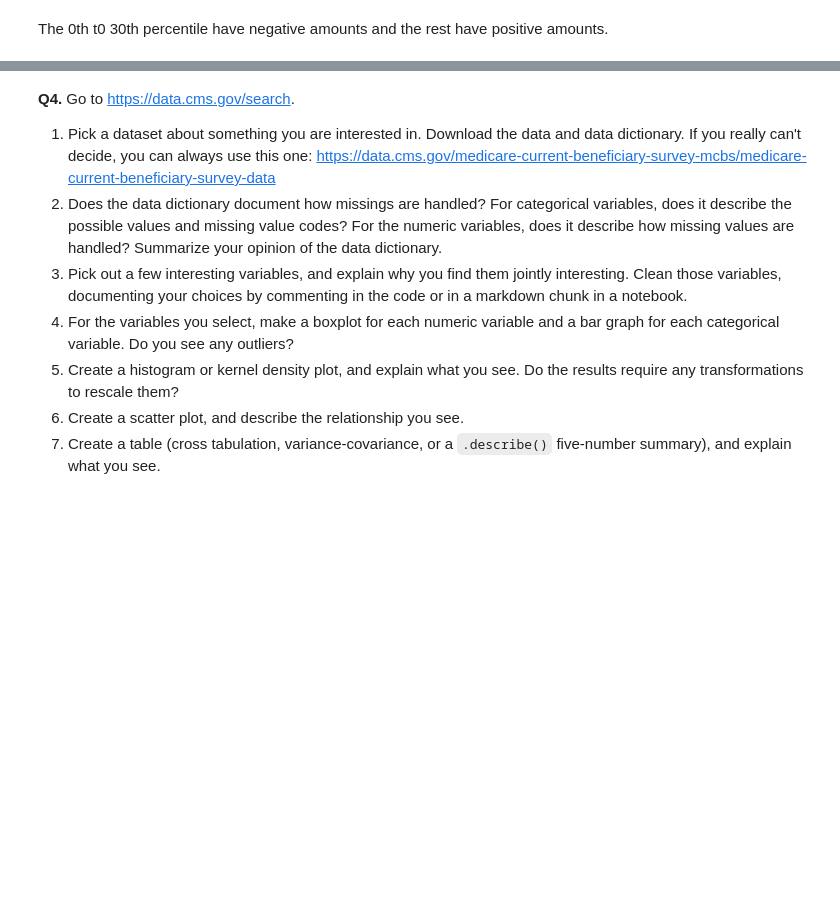
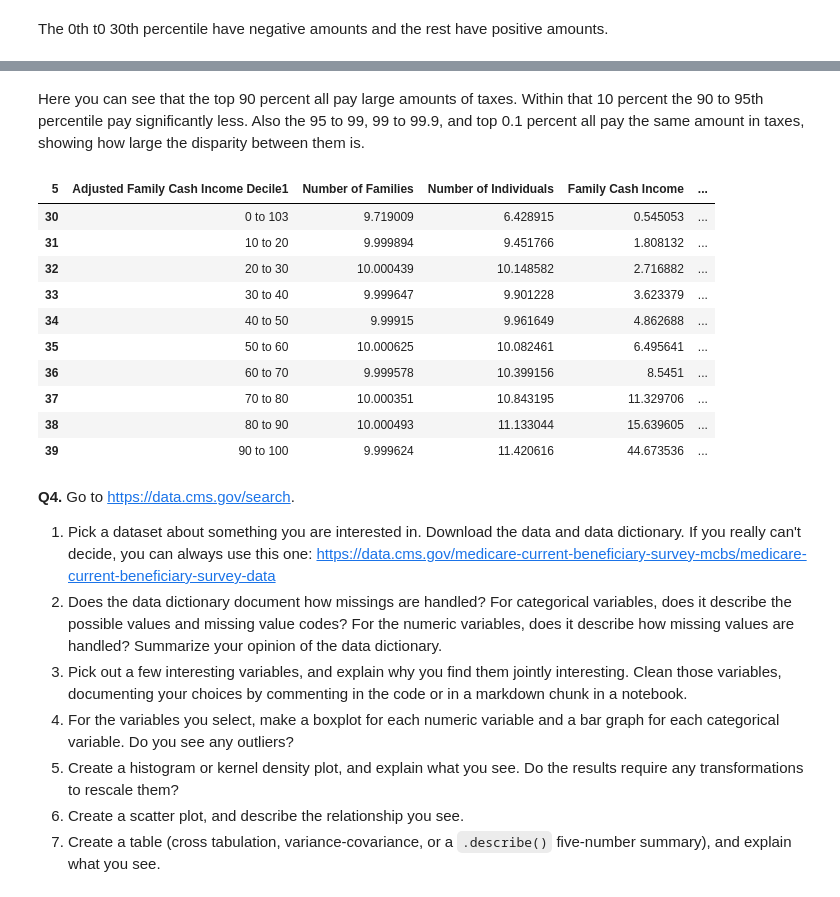
Before and after one commit to EBaner/visualization, a Jupyter notebook: assignment/assignment.ipynb, the cells around one changed output, grey strips where cells are left out. Drawn from its saved outputs; the diff is of its cells as text; code cells hidden in the pictures; blank space fills up the shorter version.

```diff
--- a/assignment/assignment.ipynb
+++ b/assignment/assignment.ipynb
@@ -349,7 +355,7 @@ for col in df.columns:
     if pd.api.types.is_numeric_dtype(df[col]): #from Gen AI
         df[col] = pd.to_numeric(df[col], errors='coerce')
 df = df.round(1)
-
+dfPercent = df
 df.head(50)
 # %% [output]
 | 5 | Adjusted Family Cash Income Decile1 | Number of Families | Number of Individuals | Family Cash Income | ... |
@@ -390,3 +413,20 @@ The 0th t0 30th percentile have negative amounts and the rest have positive amou
+# %% [markdown]
+Here you can see that the top 90 percent all pay large amounts of taxes. Within that 10 percent the 90 to 95th percentile pay significantly less. Also the 95 to 99, 99 to 99.9, and top 0.1 percent all pay the same amount in taxes, showing how large the disparity between them is.
+# %%
+df = dfPercent.iloc[16:37]
+df.head(10)
+# %% [output]
+| 5 | Adjusted Family Cash Income Decile1 | Number of Families | Number of Individuals | Family Cash Income | ... |
+| 30 | 0 to 103 | 9.719009 | 6.428915 | 0.545053 | ... |
+| 31 | 10 to 20 | 9.999894 | 9.451766 | 1.808132 | ... |
+| 32 | 20 to 30 | 10.000439 | 10.148582 | 2.716882 | ... |
+| 33 | 30 to 40 | 9.999647 | 9.901228 | 3.623379 | ... |
+| 34 | 40 to 50 | 9.99915 | 9.961649 | 4.862688 | ... |
+| 35 | 50 to 60 | 10.000625 | 10.082461 | 6.495641 | ... |
+| 36 | 60 to 70 | 9.999578 | 10.399156 | 8.5451 | ... |
+| 37 | 70 to 80 | 10.000351 | 10.843195 | 11.329706 | ... |
+| 38 | 80 to 90 | 10.000493 | 11.133044 | 15.639605 | ... |
+| 39 | 90 to 100 | 9.999624 | 11.420616 | 44.673536 | ... |
 # %% [markdown]
 **Q4.** Go to https://data.cms.gov/search.
 1. Pick a dataset about something you are interested in. Download the data and data dictionary. If you really can't decide, you can always use this one: https://data.cms.gov/medicare-current-beneficiary-survey-mcbs/medicare-current-beneficiary-survey-data
```
Also changed, not shown: parts of 6 cells of this notebook.
